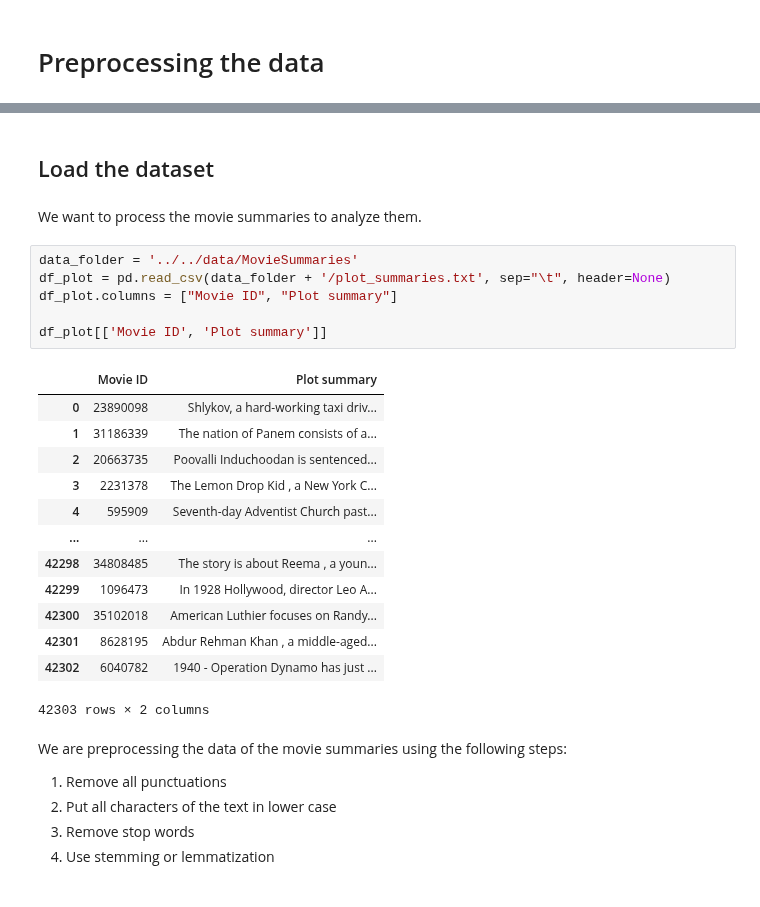
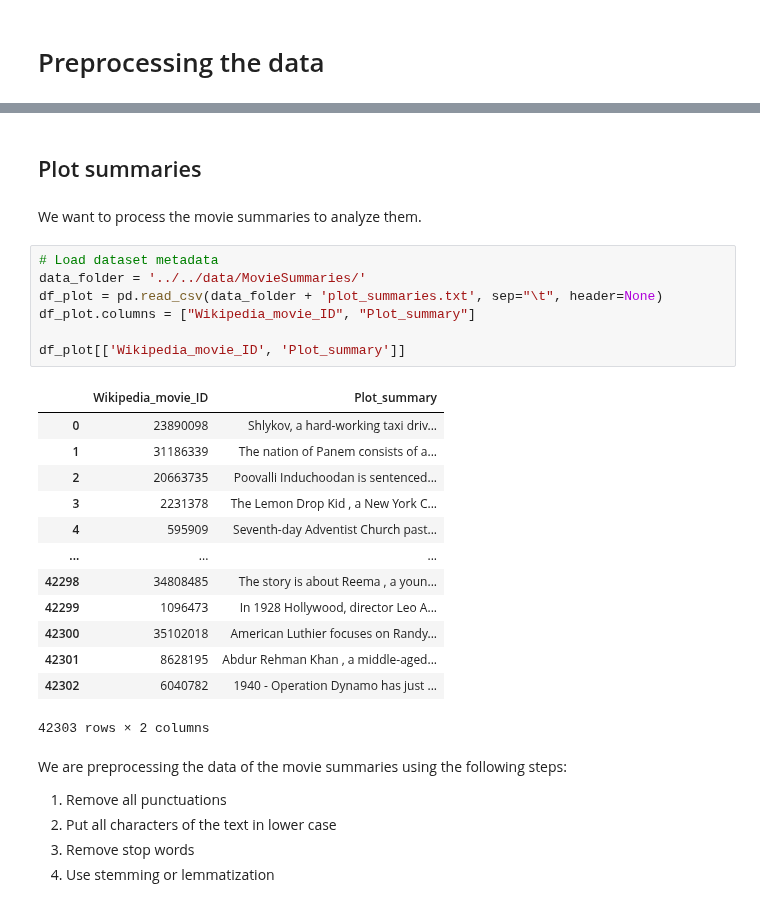
Before and after one commit to epfl-ada/ada-2024-project-astonishingdataavengers24, a Jupyter notebook: src/preprocess/preprocessing.ipynb, the cells around one changed output, grey strips where cells are left out. Drawn from its saved outputs; the diff is of its cells as text.

```diff
--- a/src/preprocess/preprocessing.ipynb
+++ b/src/preprocess/preprocessing.ipynb
@@ -21,15 +16,16 @@ True
 # %% [markdown]
-## Load the dataset
+## Plot summaries
 # %% [markdown]
 We want to process the movie summaries to analyze them.
 # %%
-data_folder = '../../data/MovieSummaries'
-df_plot = pd.read_csv(data_folder + '/plot_summaries.txt', sep="\t", header=None)
-df_plot.columns = ["Movie ID", "Plot summary"]
+# Load dataset metadata
+data_folder = '../../data/MovieSummaries/'
+df_plot = pd.read_csv(data_folder + 'plot_summaries.txt', sep="\t", header=None)
+df_plot.columns = ["Wikipedia_movie_ID", "Plot_summary"]
 
-df_plot[['Movie ID', 'Plot summary']]
+df_plot[['Wikipedia_movie_ID', 'Plot_summary']]
 # %% [output]
-|  | Movie ID | Plot summary |
+|  | Wikipedia_movie_ID | Plot_summary |
 | 0 | 23890098 | Shlykov, a hard-working taxi driv... |
 | 1 | 31186339 | The nation of Panem consists of a... |
 | 2 | 20663735 | Poovalli Induchoodan is sentenced... |
```
Also changed, not shown: parts of 23 cells of this notebook.
